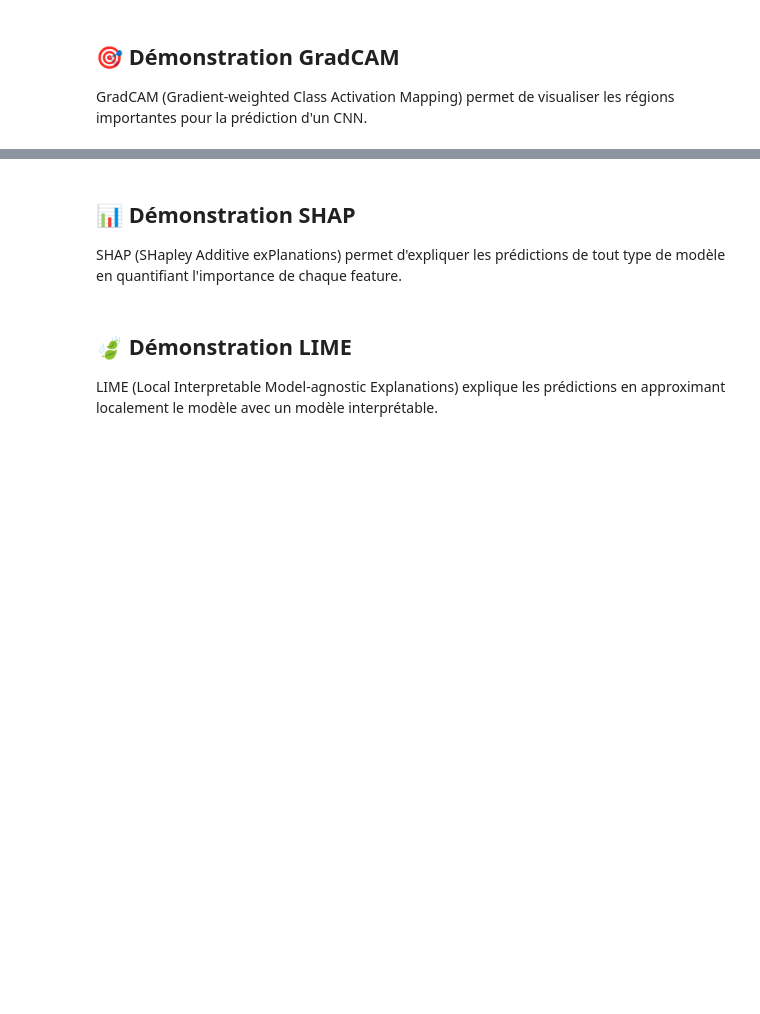
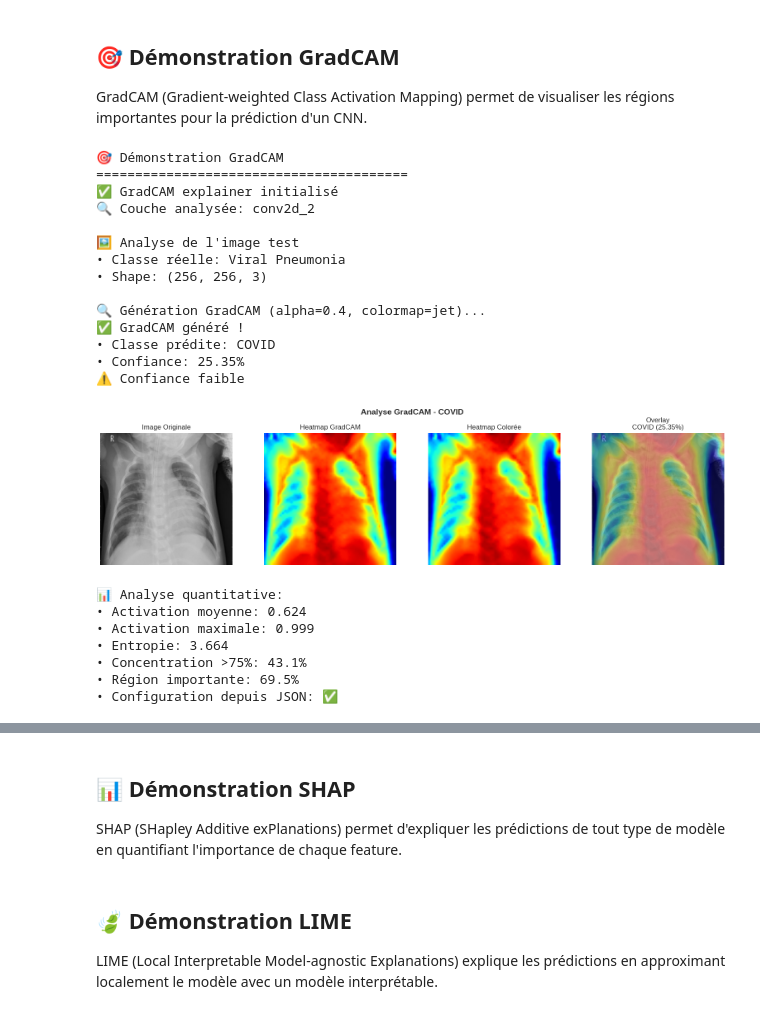
Before and after one commit to L-Poca/DS_COVID, a Jupyter notebook: notebooks/Interpretability_SHAP_GradCAM_Demo.ipynb, the cells around one changed output, grey strips where cells are left out. Cells and saved outputs as stored; diff of their text form; code cells hidden in the pictures; blank space fills up the shorter version.

```diff
--- a/notebooks/Interpretability_SHAP_GradCAM_Demo.ipynb
+++ b/notebooks/Interpretability_SHAP_GradCAM_Demo.ipynb
@@ -125,7 +136,7 @@ SyntaxError: incomplete input (853188056.py, line 29)
 # Imports du framework RAF
 # Import direct depuis src/
 try:
-    from src.features.raf.interpretability import (
+    from features.raf.interpretability import (
         SHAPExplainer,
         GradCAMExplainer,
         LIMEExplainer,
@@ -140,21 +151,4 @@ except ImportError as e:
     print(f"❌ Erreur import RAF: {e}")
     print("💡 Vérifiez l'installation du framework RAF")
     RAF_AVAILABLE = False
-
-# Import du DataLoader RAF pour les vraies données
-try:
-    from src.features.raf.data import DataLoader
-    print("✅ DataLoader RAF chargé")
-    DATALOADER_AVAILABLE = True
-except ImportError as e:
-    print(f"❌ Erreur DataLoader: {e}")
-    DATALOADER_AVAILABLE = False
-
-
-print(f"\n📊 Statut des modules:")
-print(f"• RAF Interpretability: {'✅' if RAF_AVAILABLE else '❌'}")
-print(f"• DataLoader RAF: {'✅' if DATALOADER_AVAILABLE else '❌'}")
-
-if RAF_AVAILABLE:
-    print("🎉 Framework d'interprétabilité prêt avec SHAP, GradCAM et LIME !")
 # %% [output]
@@ -904,7 +554,7 @@ if CNN_AVAILABLE and RAF_AVAILABLE:
         print(f"• Classe réelle: {CLASS_NAMES[true_class]}")
         print(f"• Shape: {test_image.shape}")
 
-        # Génération de la carte GradCAM avec paramètres .env
+        # Génération de la carte GradCAM avec paramètres depuis config JSON
         print(f"\n🔍 Génération GradCAM (alpha={GRADCAM_ALPHA}, colormap={GRADCAM_COLORMAP})...")
         gradcam_results = gradcam_explainer.generate_gradcam(
             test_image,
@@ -919,9 +569,14 @@ if CNN_AVAILABLE and RAF_AVAILABLE:
         print(f"• Classe prédite: {CLASS_NAMES[predicted_class]}")
         print(f"• Confiance: {confidence:.2%}")
 
-        # Seuils de confiance depuis .env
-        confidence_high = float(os.getenv('CONFIDENCE_HIGH_THRESHOLD', 0.8))
-        confidence_medium = float(os.getenv('CONFIDENCE_MEDIUM_THRESHOLD', 0.6))
+        # Seuils de confiance depuis config JSON (au lieu de .env)
+        try:
+            confidence_high = config.confidence_high_threshold
+            confidence_medium = config.confidence_medium_threshold
+        except AttributeError:
+            # Valeurs par défaut si non configurées
+            confidence_high = 0.8
+            confidence_medium = 0.6
 
         if confidence > confidence_high:
             print("🔥 Confiance élevée")
@@ -930,36 +585,61 @@ if CNN_AVAILABLE and RAF_AVAILABLE:
         else:
             print("⚠️ Confiance faible")
 
         # Visualisation des résultats
         fig = gradcam_explainer.plot_gradcam(
             gradcam_results,
             title=f"Analyse GradCAM - {CLASS_NAMES[predicted_class]}",
             class_names=CLASS_NAMES
         )
         plt.show()
 
-        # Analyse quantitative
-        from src.features.raf.interpretability.gradcam_explainer import (
+        # Analyse quantitative (import corrigé: features au lieu de src.features)
+        from features.raf.interpretability.gradcam_explainer import (
             extract_gradcam_features,
             analyze_gradcam_regions
         )
 
         features = extract_gradcam_features(gradcam_results['heatmap'])
         regions = analyze_gradcam_regions(gradcam_results['heatmap'])
 
         print(f"\n📊 Analyse quantitative:")
         print(f"• Activation moyenne: {features['mean_activation']:.3f}")
         print(f"• Activation maximale: {features['max_activation']:.3f}")
         print(f"• Entropie: {features['entropy']:.3f}")
         print(f"• Concentration >75%: {features['concentration_75']:.1%}")
         print(f"• Région importante: {regions['importance_ratio']:.1%}")
-        print(f"• Configuration depuis .env: ✅")
+        print(f"• Configuration depuis JSON: ✅")
 
     except Exception as e:
         print(f"❌ Erreur GradCAM: {e}")
+        import traceback
+        traceback.print_exc()
 
 else:
     print("⚠️ GradCAM non disponible (CNN ou RAF manquant)")
+# %% [output]
+🎯 Démonstration GradCAM
+========================================
+✅ GradCAM explainer initialisé
+🔍 Couche analysée: conv2d_2
+
+🖼️ Analyse de l'image test
+• Classe réelle: Viral Pneumonia
+• Shape: (256, 256, 3)
+
+🔍 Génération GradCAM (alpha=0.4, colormap=jet)...
+✅ GradCAM généré !
+• Classe prédite: COVID
+• Confiance: 25.35%
+⚠️ Confiance faible
+[figure, added]
+📊 Analyse quantitative:
+• Activation moyenne: 0.624
+• Activation maximale: 0.999
+• Entropie: 3.664
+• Concentration >75%: 43.1%
+• Région importante: 69.5%
+• Configuration depuis JSON: ✅
 # %%
 if CNN_AVAILABLE and RAF_AVAILABLE:
     print("🔄 Comparaison GradCAM vs GradCAM++")
```
Also changed, not shown: parts of 12 cells of this notebook, 2 other files.
